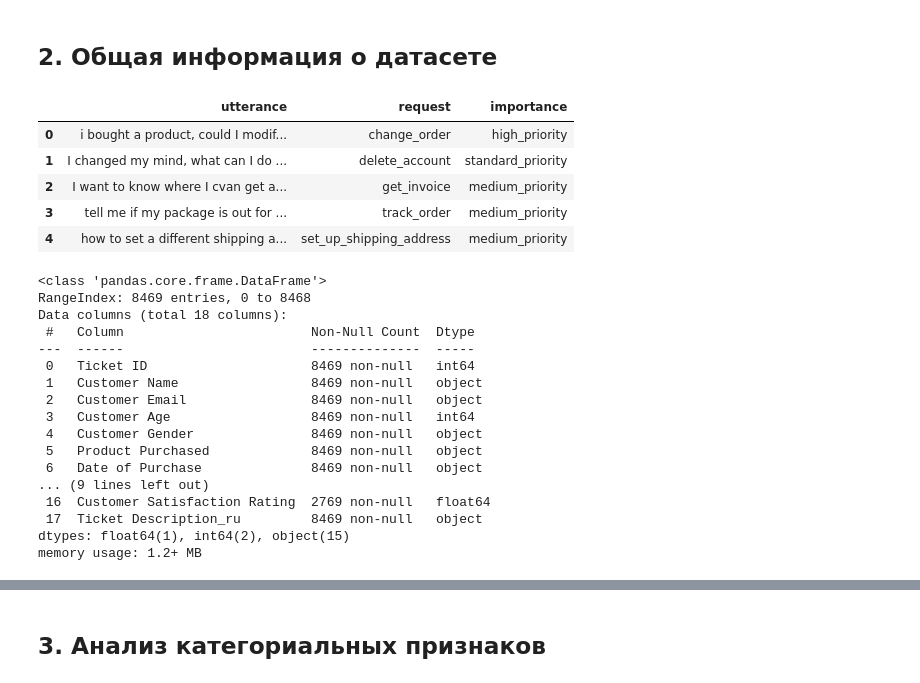
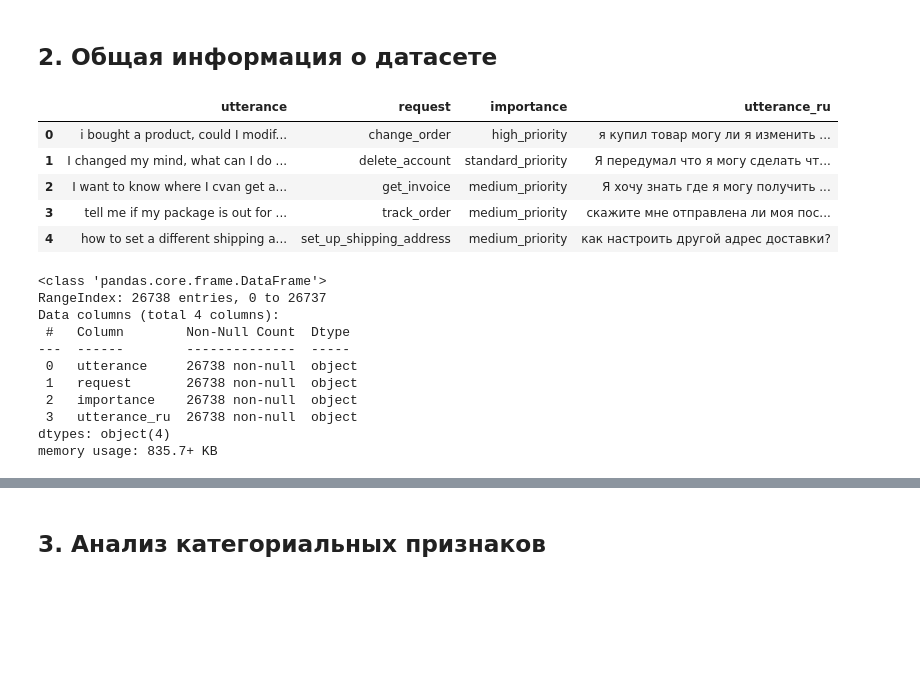
Before and after one commit to 367300/customer-support-ticket, a Jupyter notebook: notebooks/messages_to_technical_support/eda.ipynb, the cells around one changed output, grey strips where cells are left out. Saved outputs shown, nothing was run; the diff lists cells and outputs as text; code cells hidden in the pictures; blank space fills up the shorter version.

```diff
--- a/notebooks/messages_to_technical_support/eda.ipynb
+++ b/notebooks/messages_to_technical_support/eda.ipynb
@@ -12,12 +13,12 @@ import seaborn as sns
 # %% [markdown]
 ## 2. Общая информация о датасете
 # %%
-df = pd.read_csv('../../data/raw/train_data.csv', sep='|')
+df = pd.read_csv('../../data/raw/train_data.csv')
 df.head()
 # %% [output]
-|  | utterance | request | importance |
-| 0 | i bought a product, could I modif... | change_order | high_priority |
-| 1 | I changed my mind, what can I do ... | delete_account | standard_priority |
-| 2 | I want to know where I cvan get a... | get_invoice | medium_priority |
-| 3 | tell me if my package is out for ... | track_order | medium_priority |
-| 4 | how to set a different shipping a... | set_up_shipping_address | medium_priority |
+|  | utterance | request | importance | utterance_ru |
+| 0 | i bought a product, could I modif... | change_order | high_priority | я купил товар могу ли я изменить ... |
+| 1 | I changed my mind, what can I do ... | delete_account | standard_priority | Я передумал что я могу сделать чт... |
+| 2 | I want to know where I cvan get a... | get_invoice | medium_priority | Я хочу знать где я могу получить ... |
+| 3 | tell me if my package is out for ... | track_order | medium_priority | скажите мне отправлена ли моя пос... |
+| 4 | how to set a different shipping a... | set_up_shipping_address | medium_priority | как настроить другой адрес доставки? |
@@ -28,22 +26,16 @@ df['utterance'].to_csv('train_data_utterance2.csv', index=False, quoting=csv.QUO
 df.info()
 # %% [output]
 <class 'pandas.core.frame.DataFrame'>
-RangeIndex: 8469 entries, 0 to 8468
-Data columns (total 18 columns):
- #   Column                        Non-Null Count  Dtype
----  ------                        --------------  -----
- 0   Ticket ID                     8469 non-null   int64
- 1   Customer Name                 8469 non-null   object
- 2   Customer Email                8469 non-null   object
- 3   Customer Age                  8469 non-null   int64
- 4   Customer Gender               8469 non-null   object
- 5   Product Purchased             8469 non-null   object
- 6   Date of Purchase              8469 non-null   object
-... (9 lines left out)
- 16  Customer Satisfaction Rating  2769 non-null   float64
- 17  Ticket Description_ru         8469 non-null   object
-dtypes: float64(1), int64(2), object(15)
-memory usage: 1.2+ MB
+RangeIndex: 26738 entries, 0 to 26737
+Data columns (total 4 columns):
+ #   Column        Non-Null Count  Dtype
+---  ------        --------------  -----
+ 0   utterance     26738 non-null  object
+ 1   request       26738 non-null  object
+ 2   importance    26738 non-null  object
+ 3   utterance_ru  26738 non-null  object
+dtypes: object(4)
+memory usage: 835.7+ KB
 # %%
 df.isnull().sum()
 # %% [output]
```
Also changed, not shown: parts of 25 cells of this notebook, 2 other files.
